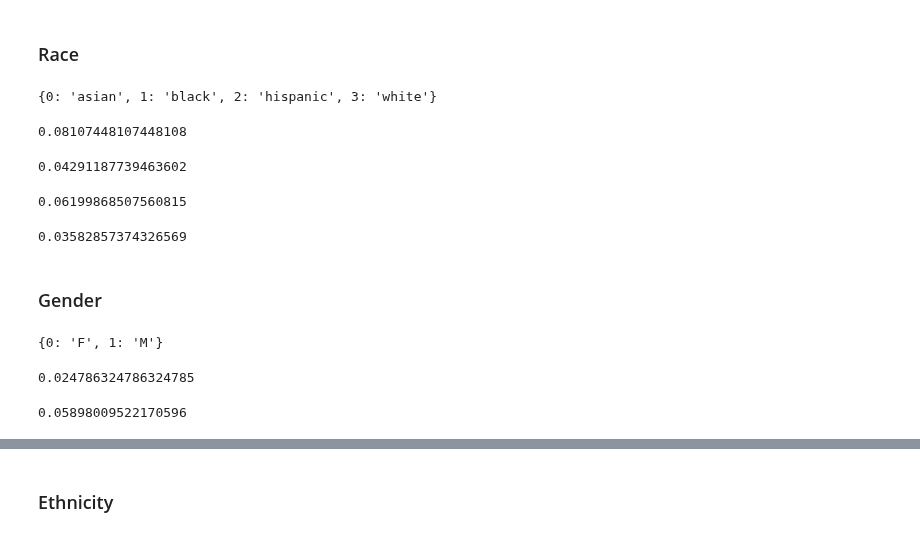
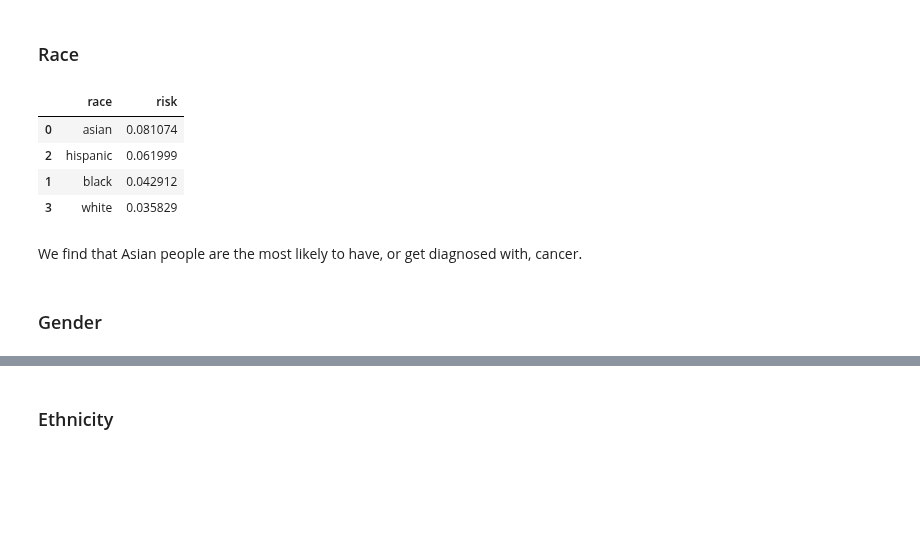
Before and after one commit to esseiple/MedicalBiasJLS, a Jupyter notebook: ModelDoc.ipynb, the cells around one changed output, grey strips where cells are left out. Drawn from its saved outputs; the diff is of its cells as text; code cells hidden in the pictures; blank space fills up the shorter version.

```diff
--- a/ModelDoc.ipynb
+++ b/ModelDoc.ipynb
@@ -463,0 +407,11 @@ find_risk(1, 'gender', pred_prob)
+# %%
+pregGenderRisk = []
+
+for code, gender in gen_code.items():
+    avRisk = find_risk(code, 'gender', pred_prob)
+    newRow = {'gender': gender, 'risk': avRisk}
+    pregGenderRisk.append(newRow)
+
+pregGenderRisk = pd.DataFrame(pregGenderRisk)
+pregGenderRisk = pregGenderRisk.sort_values(by='risk', ascending=False)
+pregGenderRisk
@@ -565,43 +523,24 @@ DTC.fit(X_train, y_train)
 pred_prob = DTC.predict_proba(X_test)
 # %% [markdown]
 ### Race
-# %%
-race_code
-# %% [output]
-{0: 'asian', 1: 'black', 2: 'hispanic', 3: 'white'}
-# %%
-#asian
-find_risk(0, 'race', pred_prob)
-# %% [output]
-0.08107448107448108
-# %%
-#black
-find_risk(1, 'race', pred_prob)
-# %% [output]
-0.04291187739463602
-# %%
-#hispanic
-find_risk(2, 'race', pred_prob)
-# %% [output]
-0.06199868507560815
-# %%
-#white
-find_risk(3, 'race', pred_prob)
-# %% [output]
-0.03582857374326569
+# %%
+cancerRaceRisk = []
+
+for code, race in race_code.items():
+    avRisk = find_risk(code, 'race', pred_prob)
+    newRow = {'race': race, 'risk': avRisk}
+    cancerRaceRisk.append(newRow)
+
+cancerRaceRisk = pd.DataFrame(cancerRaceRisk)
+cancerRaceRisk = cancerRaceRisk.sort_values(by='risk', ascending=False)
+cancerRaceRisk
+# %% [output]
+|  | race | risk |
+| 0 | asian | 0.081074 |
+| 2 | hispanic | 0.061999 |
+| 1 | black | 0.042912 |
+| 3 | white | 0.035829 |
+# %% [markdown]
+We find that Asian people are the most likely to have, or get diagnosed with, cancer.
 # %% [markdown]
 ### Gender
-# %%
-gen_code
-# %% [output]
-{0: 'F', 1: 'M'}
-# %%
-#female
-find_risk(0, 'gender', pred_prob)
-# %% [output]
-0.024786324786324785
-# %%
-#male
-find_risk(1, 'gender', pred_prob)
-# %% [output]
-0.05898009522170596
```
Also changed, not shown: parts of 71 cells of this notebook.
